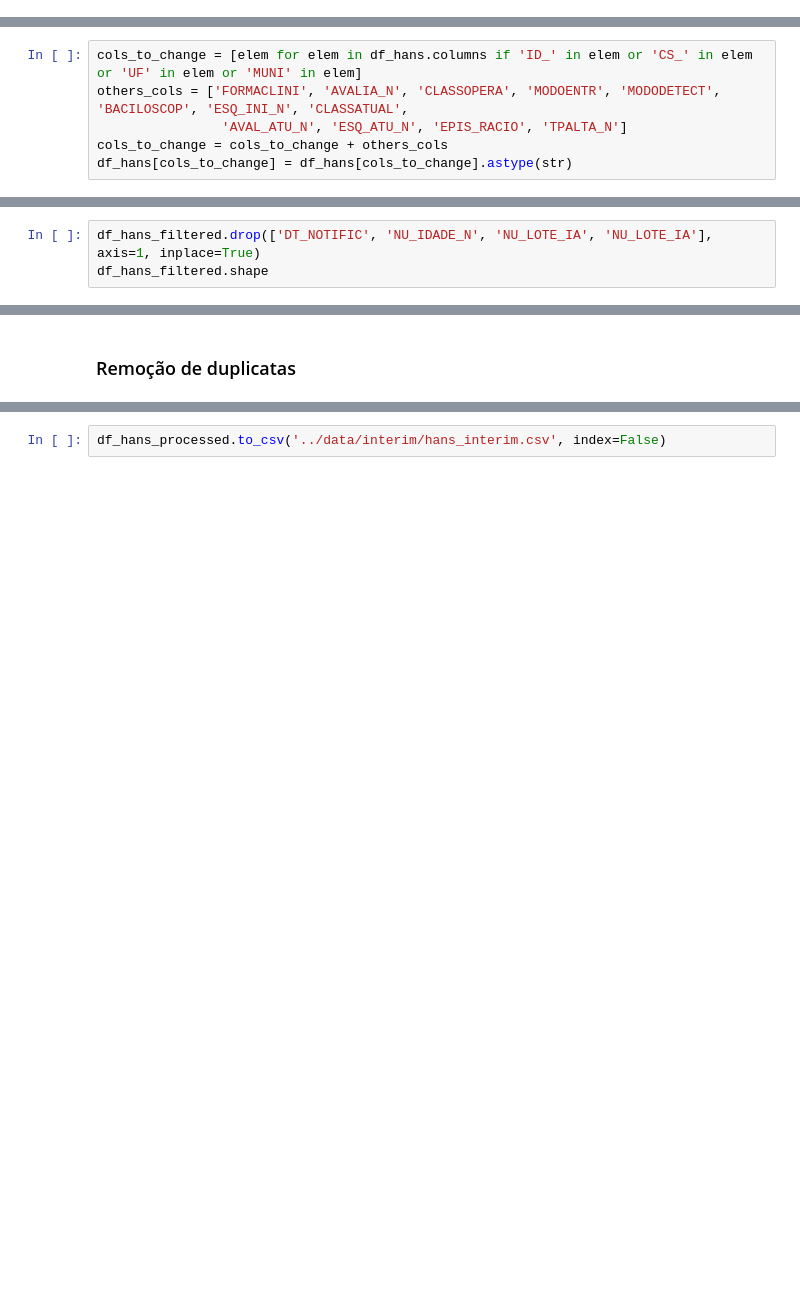
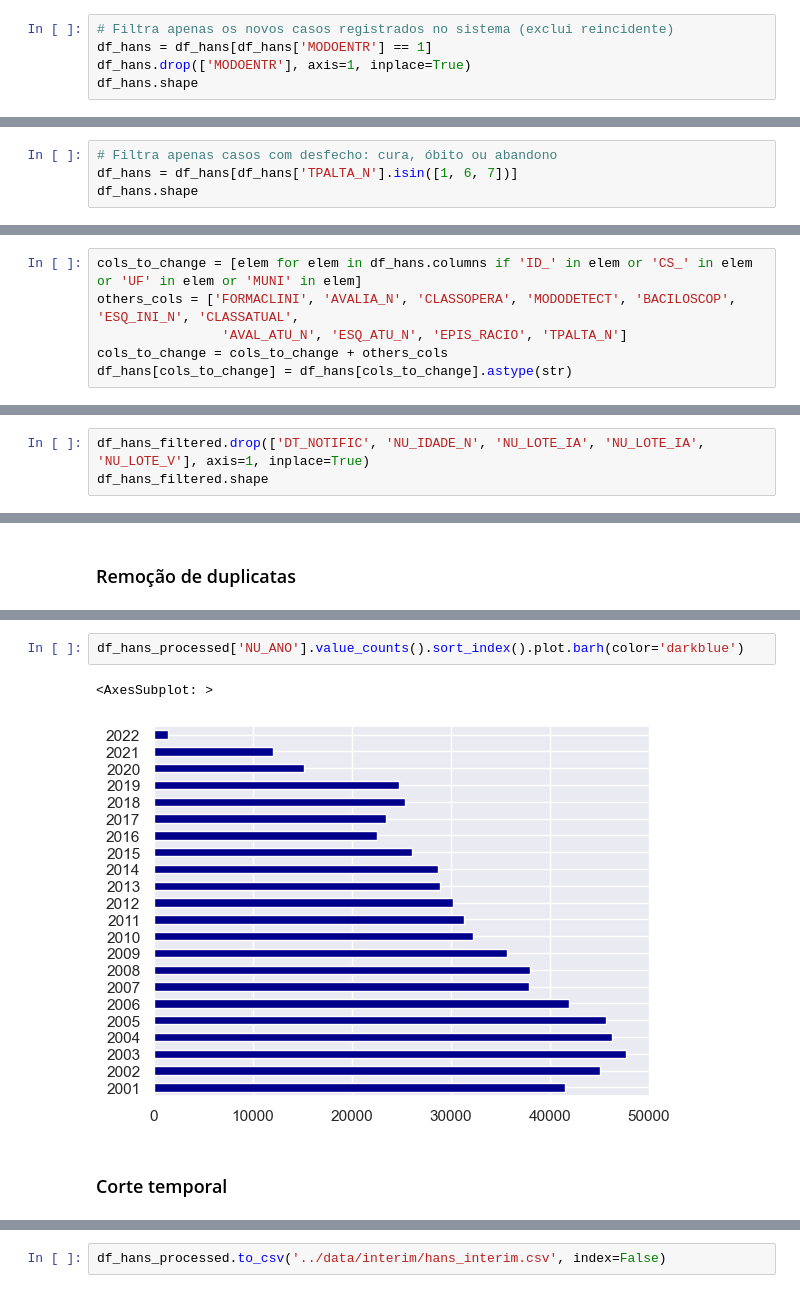
Before and after one commit to datasci4health/projects2023, a Jupyter notebook: hans_project/notebooks/eploracao_base_hans.ipynb, the cells around one changed output, grey strips where cells are left out. Drawn from its saved outputs; the diff is of its cells as text; blank space fills up the shorter version.

```diff
--- a/hans_project/notebooks/eploracao_base_hans.ipynb
+++ b/hans_project/notebooks/eploracao_base_hans.ipynb
@@ -44,0 +54,5 @@ df_hans.shape
+# %%
+# Filtra apenas os novos casos registrados no sistema (exclui reincidente)
+df_hans = df_hans[df_hans['MODOENTR'] == 1]
+df_hans.drop(['MODOENTR'], axis=1, inplace=True)
+df_hans.shape
@@ -44,0 +61,4 @@ df_hans.shape
+# %%
+# Filtra apenas casos com desfecho: cura, óbito ou abandono
+df_hans = df_hans[df_hans['TPALTA_N'].isin([1, 6, 7])]
+df_hans.shape
@@ -64,7 +86,7 @@ profile.to_file("../assets/reports/report.html")
 ### Mudança tipo de colunas
 # %%
 cols_to_change = [elem for elem in df_hans.columns if 'ID_' in elem or 'CS_' in elem or 'UF' in elem or 'MUNI' in elem]
-others_cols = ['FORMACLINI', 'AVALIA_N', 'CLASSOPERA', 'MODOENTR', 'MODODETECT', 'BACILOSCOP', 'ESQ_INI_N', 'CLASSATUAL',
+others_cols = ['FORMACLINI', 'AVALIA_N', 'CLASSOPERA', 'MODODETECT', 'BACILOSCOP', 'ESQ_INI_N', 'CLASSATUAL',
                 'AVAL_ATU_N', 'ESQ_ATU_N', 'EPIS_RACIO', 'TPALTA_N']
 cols_to_change = cols_to_change + others_cols
 df_hans[cols_to_change] = df_hans[cols_to_change].astype(str)
@@ -123,6 +145,6 @@ df_hans_filtered.shape
 # %% [markdown]
 ### Remoção colunas
 # %%
-df_hans_filtered.drop(['DT_NOTIFIC', 'NU_IDADE_N', 'NU_LOTE_IA', 'NU_LOTE_IA'], axis=1, inplace=True)
+df_hans_filtered.drop(['DT_NOTIFIC', 'NU_IDADE_N', 'NU_LOTE_IA', 'NU_LOTE_IA', 'NU_LOTE_V'], axis=1, inplace=True)
 df_hans_filtered.shape
 # %% [output]
@@ -136,0 +181,7 @@ df_hans_processed.shape
+# %%
+df_hans_processed['NU_ANO'].value_counts().sort_index().plot.barh(color='darkblue')
+# %% [output]
+<AxesSubplot: >
+[figure, added]
+# %% [markdown]
+### Corte temporal
```
Also changed, not shown: parts of 15 cells of this notebook, 2 other files.
